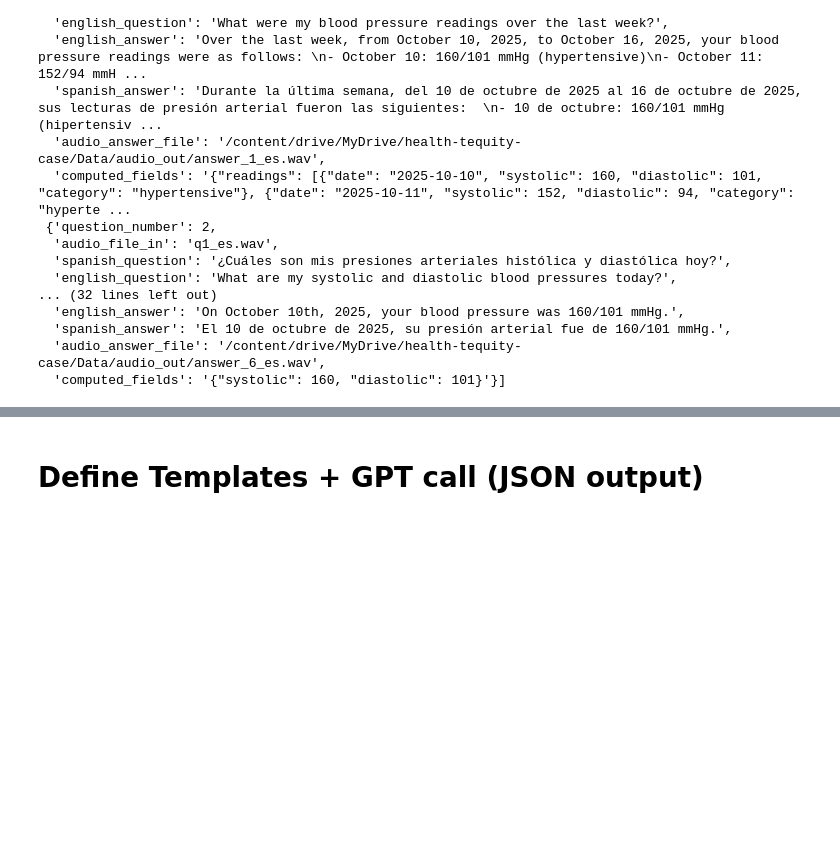
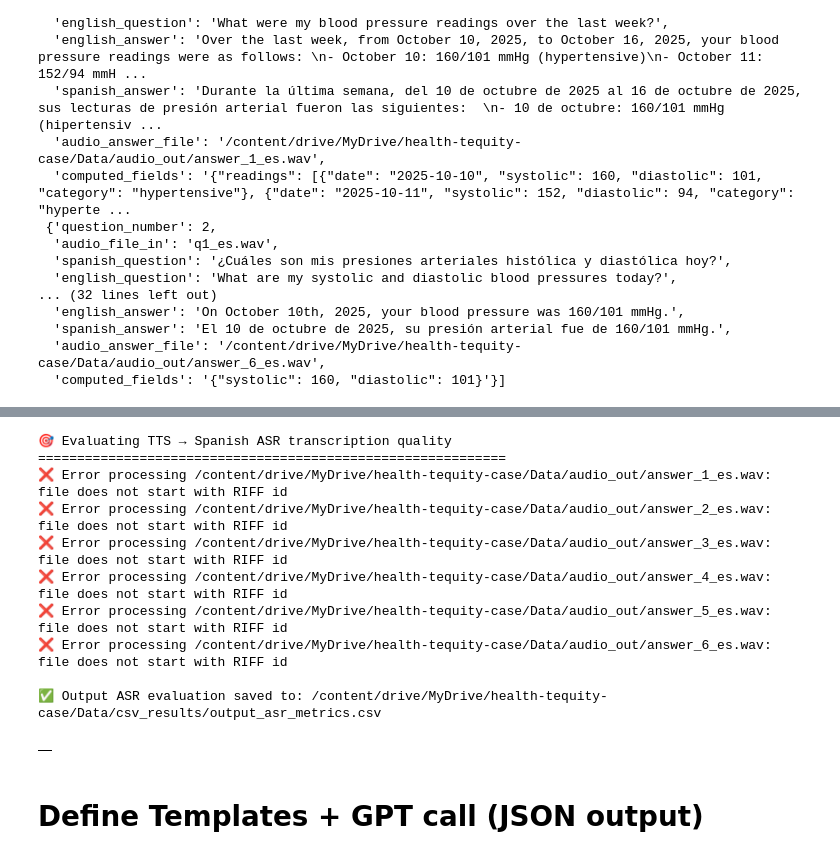
Before and after one commit to nattaran/health-tequity-case-nasrin, a Jupyter notebook: VoicePipeline.ipynb, the cells around one changed output, grey strips where cells are left out. Saved outputs shown, nothing was run; the diff lists cells and outputs as text; code cells hidden in the pictures; blank space fills up the shorter version.

Commit message:
adding the ASR in the pipeline output

```diff
--- a/VoicePipeline.ipynb
+++ b/VoicePipeline.ipynb
@@ -419,2 +494,20 @@ run_full_pipeline(csv_path, AUDIO_INPUT_FOLDER, audio_files)
+# %%
+# Path to your final pipeline results CSV
+final_results_csv = os.path.join(CSV_OUTPUT_FOLDER, "final_pipeline_results.csv")
+
+# Run Vosk ASR evaluation on output TTS audios
+evaluate_output_asr(final_results_csv)
+# %% [output]
+🎯 Evaluating TTS → Spanish ASR transcription quality
+============================================================
+❌ Error processing /content/drive/MyDrive/health-tequity-case/Data/audio_out/answer_1_es.wav: file does not start with RIFF id
+❌ Error processing /content/drive/MyDrive/health-tequity-case/Data/audio_out/answer_2_es.wav: file does not start with RIFF id
+❌ Error processing /content/drive/MyDrive/health-tequity-case/Data/audio_out/answer_3_es.wav: file does not start with RIFF id
+❌ Error processing /content/drive/MyDrive/health-tequity-case/Data/audio_out/answer_4_es.wav: file does not start with RIFF id
+❌ Error processing /content/drive/MyDrive/health-tequity-case/Data/audio_out/answer_5_es.wav: file does not start with RIFF id
+❌ Error processing /content/drive/MyDrive/health-tequity-case/Data/audio_out/answer_6_es.wav: file does not start with RIFF id
+
+✅ Output ASR evaluation saved to: /content/drive/MyDrive/health-tequity-case/Data/csv_results/output_asr_metrics.csv
+|  |
 # %% [markdown]
 # **Define Templates + GPT call (JSON output)**
```
Also changed, not shown: parts of 21 cells of this notebook.
